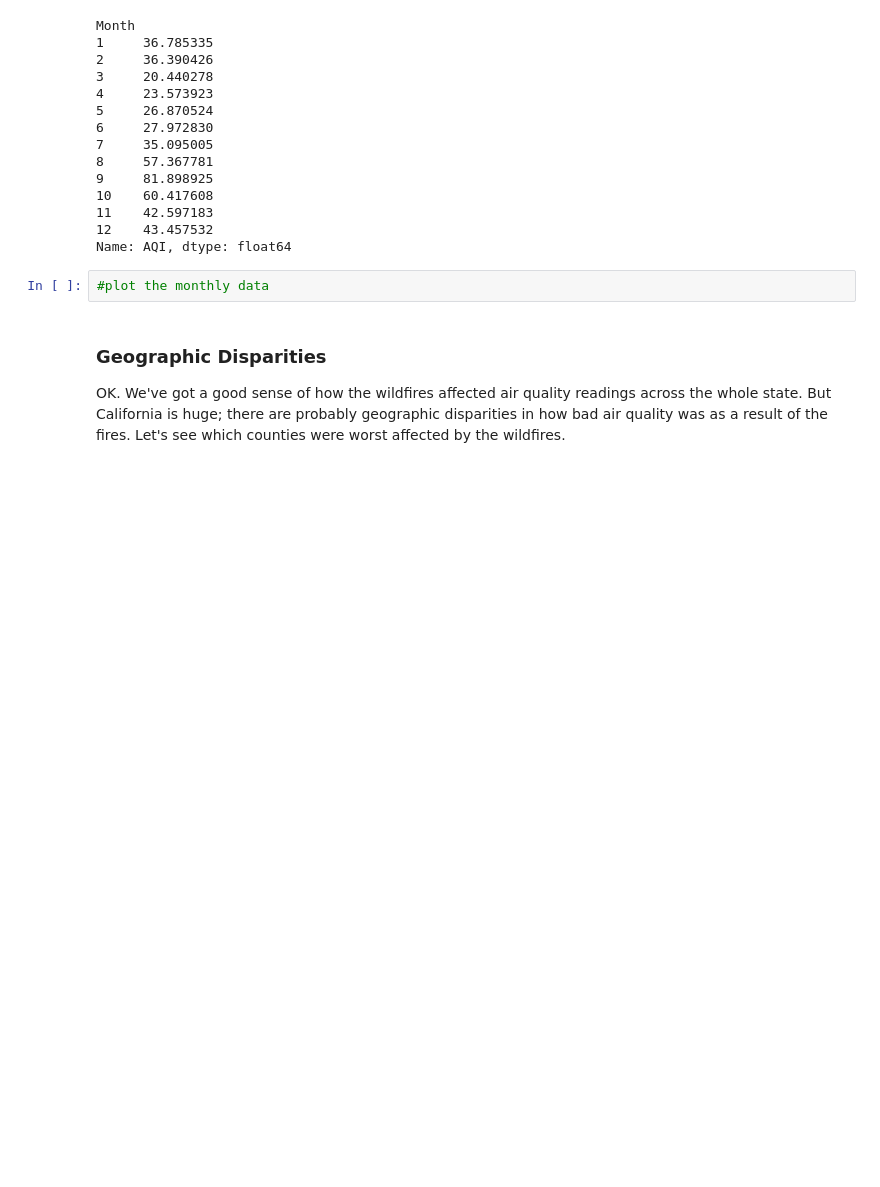
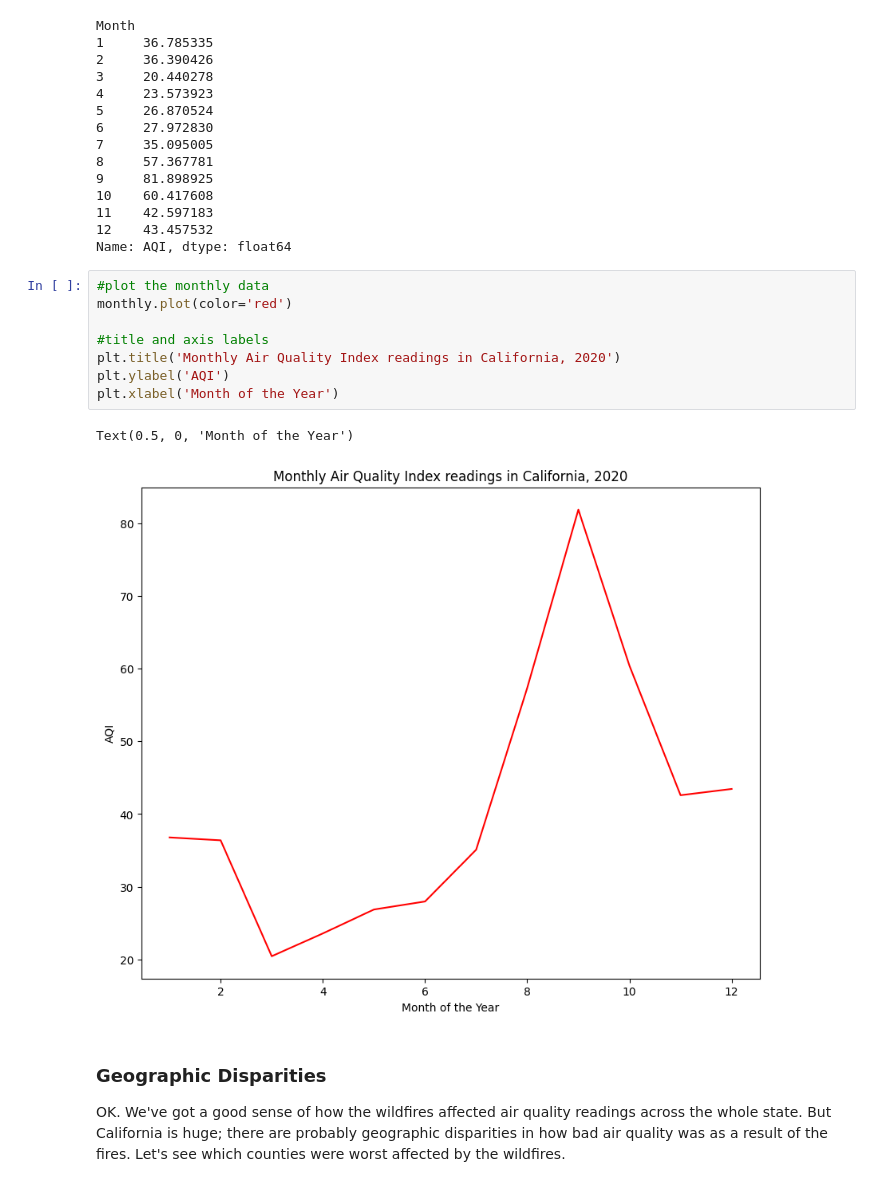
Before and after one commit to nyreemarsh/QM2, a Jupyter notebook: notebooks/W03. Spatial Data.ipynb, the cells around one changed output. Cells and saved outputs as stored; diff of their text form; blank space fills up the shorter version.

```diff
--- a/notebooks/W03. Spatial Data.ipynb
+++ b/notebooks/W03. Spatial Data.ipynb
@@ -215,8 +215,17 @@ Month
 11    42.597183
 12    43.457532
 Name: AQI, dtype: float64
-# %%
-#plot the monthly data
+# %%
+#plot the monthly data
+monthly.plot(color='red')
+
+#title and axis labels
+plt.title('Monthly Air Quality Index readings in California, 2020')
+plt.ylabel('AQI')
+plt.xlabel('Month of the Year')
+# %% [output]
+Text(0.5, 0, 'Month of the Year')
+[figure, added]
 # %% [markdown]
 ### Geographic Disparities
 
```
